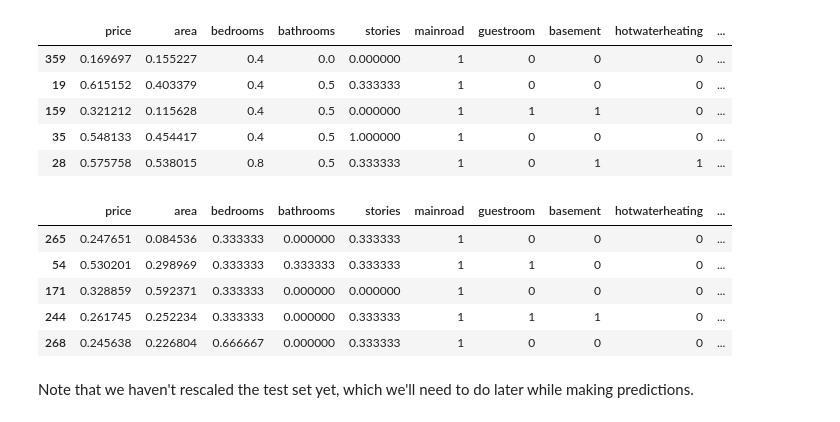
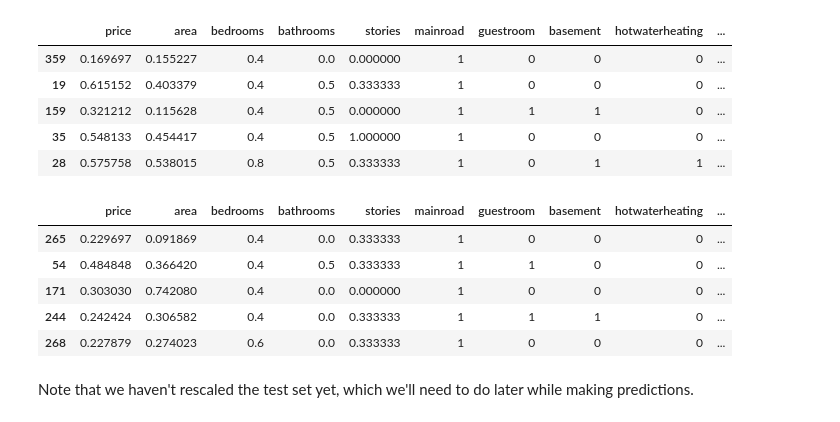
Before and after one commit to mrmankeshraj/PG_Diploma_in_Machine_Learning_and_AI, a Jupyter notebook: Course 3 - Machine Learning -1/Model Selection/CrossValidation_Linear Regression/Cross-Validation - Linear Regression.ipynb, the cells around one changed output. Cells and saved outputs as stored; diff of their text form; code cells hidden in the pictures.

```diff
--- a/Course 3 - Machine Learning -1/Model Selection/CrossValidation_Linear Regression/Cross-Validation - Linear Regression.ipynb
+++ b/Course 3 - Machine Learning -1/Model Selection/CrossValidation_Linear Regression/Cross-Validation - Linear Regression.ipynb
@@ -307,15 +307,15 @@ df_train.head()
 | 28 | 0.575758 | 0.538015 | 0.8 | 0.5 | 0.333333 | 1 | 0 | 1 | 1 | ... |
 # %%
 # apply rescaling to the test set also
-df_test[numeric_vars] = scaler.fit_transform(df_test[numeric_vars])
+df_test[numeric_vars] = scaler.transform(df_test[numeric_vars])
 df_test.head()
 # %% [output]
 |  | price | area | bedrooms | bathrooms | stories | mainroad | guestroom | basement | hotwaterheating | ... |
-| 265 | 0.247651 | 0.084536 | 0.333333 | 0.000000 | 0.333333 | 1 | 0 | 0 | 0 | ... |
-| 54 | 0.530201 | 0.298969 | 0.333333 | 0.333333 | 0.333333 | 1 | 1 | 0 | 0 | ... |
-| 171 | 0.328859 | 0.592371 | 0.333333 | 0.000000 | 0.000000 | 1 | 0 | 0 | 0 | ... |
-| 244 | 0.261745 | 0.252234 | 0.333333 | 0.000000 | 0.333333 | 1 | 1 | 1 | 0 | ... |
-| 268 | 0.245638 | 0.226804 | 0.666667 | 0.000000 | 0.333333 | 1 | 0 | 0 | 0 | ... |
+| 265 | 0.229697 | 0.091869 | 0.4 | 0.0 | 0.333333 | 1 | 0 | 0 | 0 | ... |
+| 54 | 0.484848 | 0.366420 | 0.4 | 0.5 | 0.333333 | 1 | 1 | 0 | 0 | ... |
+| 171 | 0.303030 | 0.742080 | 0.4 | 0.0 | 0.000000 | 1 | 0 | 0 | 0 | ... |
+| 244 | 0.242424 | 0.306582 | 0.4 | 0.0 | 0.333333 | 1 | 1 | 1 | 0 | ... |
+| 268 | 0.227879 | 0.274023 | 0.6 | 0.0 | 0.333333 | 1 | 0 | 0 | 0 | ... |
 # %%
 # divide into X_train, y_train, X_test, y_test
 y_train = df_train.pop('price')
```
Also changed, not shown: parts of 7 cells of this notebook, 4 other files.
